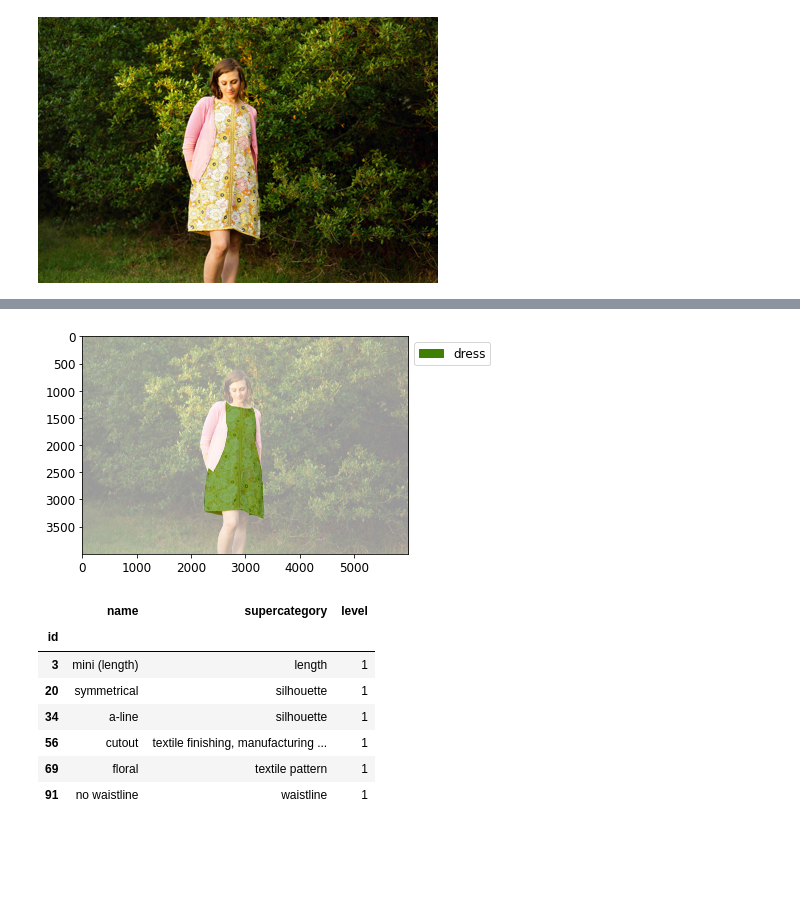
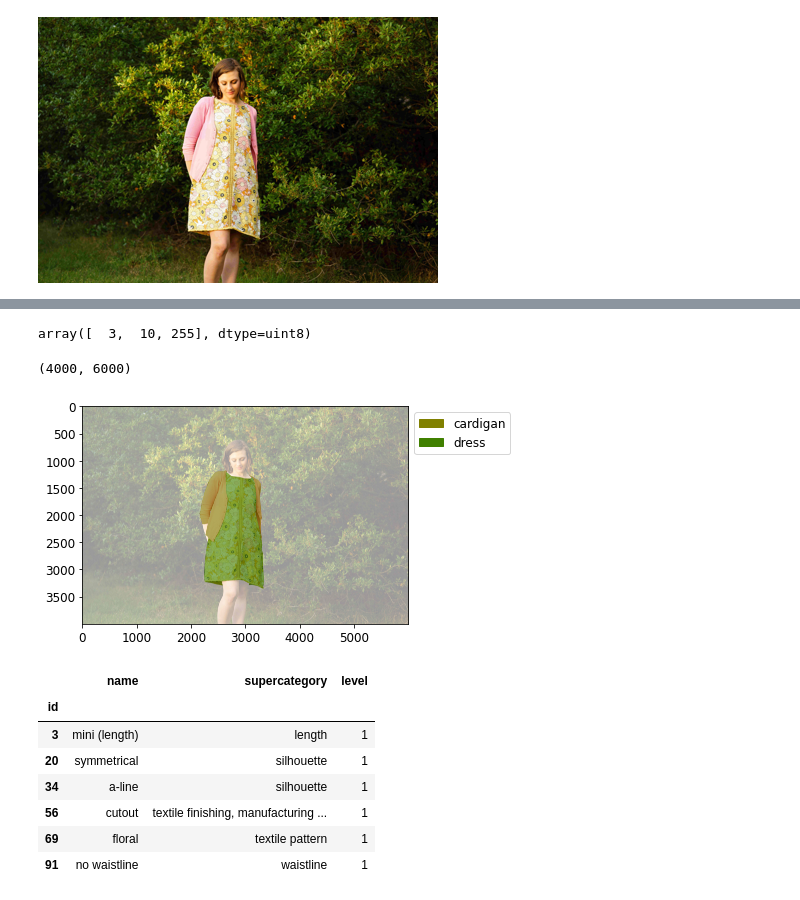
Before and after one commit to hrsma2i/dataset-iMaterialist, a Jupyter notebook: notebook/EDA.ipynb, the cells around one changed output, grey strips where cells are left out. Saved outputs shown, nothing was run; the diff lists cells and outputs as text; code cells hidden in the pictures; blank space fills up the shorter version.

Commit message:
Add transformation from RLE to mask.

```diff
--- a/notebook/EDA.ipynb
+++ b/notebook/EDA.ipynb
@@ -9,6 +9,7 @@ meta.keys()
 dict_keys(['info', 'categories', 'attributes'])
 # %%
 df_ctg = pd.DataFrame(meta["categories"]).set_index("id")
+df_ctg = df_ctg[~df_ctg["supercategory"].isin(["garment parts", "closures", "decorations"])]
 df_ctg
 # %% [output]
 |  | name | supercategory | level |
@@ -66,0 +51,5 @@ df
+# %%
+df = pd.read_csv("../raw/train.csv")
+df["category_id"] = df["ClassId"].apply(lambda c: c.split("_")[0]).astype("int32")
+df = df[df["category_id"].isin(df_ctg.index)]
+df
@@ -189,22 +145,24 @@ array([0, 1], dtype=uint8)
+# %%
+segmap = np.array(Image.open("/tmp/segmap.png"))
+np.unique(segmap)
+segmap.shape
+# %% [output]
+array([  3,  10, 255], dtype=uint8)
+(4000, 6000)
 # %%
-from segmentation.visualizations import vis_semantic_segmentation
+from segmentation.visualizations import vis_segmap
 
-category_id = int(row["ClassId"].split("_")[0])
-label = (category_id * mask).astype(np.int32)
-label[label == 0] = -1
 
-ax, legend_handles = vis_semantic_segmentation(
-    # (ch=3, height, width)
-    np.array(pil_img).transpose(2,0,1),
-    label,
+ax, legend_handles = vis_segmap(
+    np.array(pil_img),
+    segmap,
     label_names=df_ctg["name"].tolist(),
-    ignore_label_color=[255,255,255],
-    all_label_names_in_legend=True,
+#     all_label_names_in_legend=True,
     alpha=0.6,
 )
 _ = ax.legend(handles=legend_handles, bbox_to_anchor=(1, 1), loc=2)
 # %% [output]
-[figure, old version]
+[figure, new version]
 # %%
 df_attr.iloc[[int(x) for x in row["ClassId"].split("_")[1:]]]
 # %% [output]
```
Also changed, not shown: parts of 10 cells of this notebook, 2 other files.
